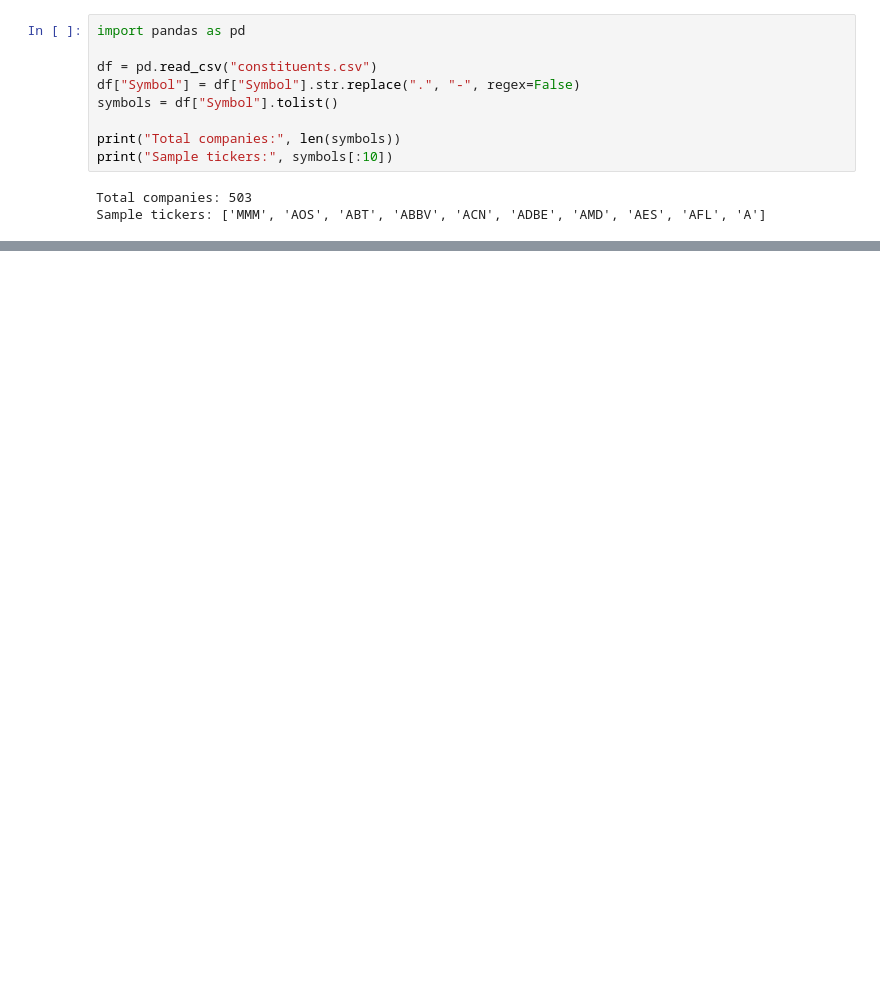
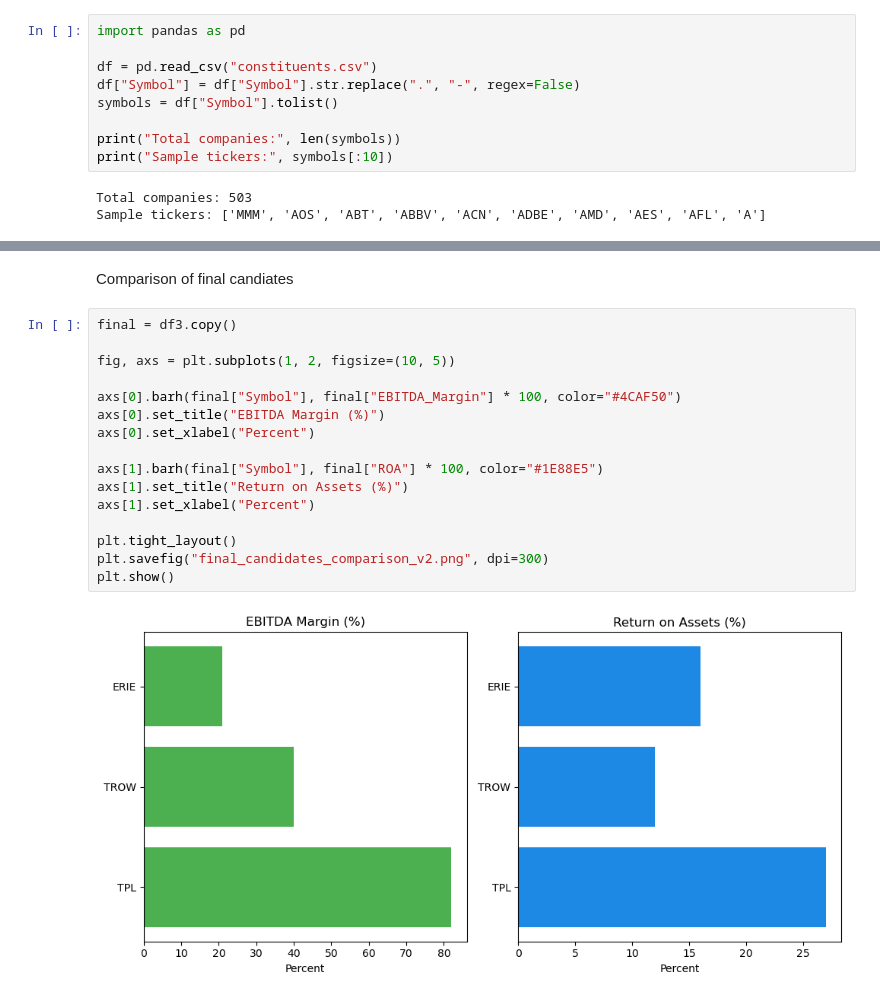
Before and after one commit to eccll/mna-prediction-risk, a Jupyter notebook: mna_project.ipynb, the cells around one changed output, grey strips where cells are left out. Cells and saved outputs as stored; diff of their text form; blank space fills up the shorter version.

```diff
--- a/mna_project.ipynb
+++ b/mna_project.ipynb
@@ -115,0 +145,20 @@ After Leverage filter: 3
+# %% [markdown]
+Comparison of final candiates
+# %%
+final = df3.copy()
+
+fig, axs = plt.subplots(1, 2, figsize=(10, 5))
+
+axs[0].barh(final["Symbol"], final["EBITDA_Margin"] * 100, color="#4CAF50")
+axs[0].set_title("EBITDA Margin (%)")
+axs[0].set_xlabel("Percent")
+
+axs[1].barh(final["Symbol"], final["ROA"] * 100, color="#1E88E5")
+axs[1].set_title("Return on Assets (%)")
+axs[1].set_xlabel("Percent")
+
+plt.tight_layout()
+plt.savefig("final_candidates_comparison_v2.png", dpi=300)
+plt.show()
+# %% [output]
+[figure, added]
```
Also changed, not shown: parts of 10 cells of this notebook, 12 other files.
